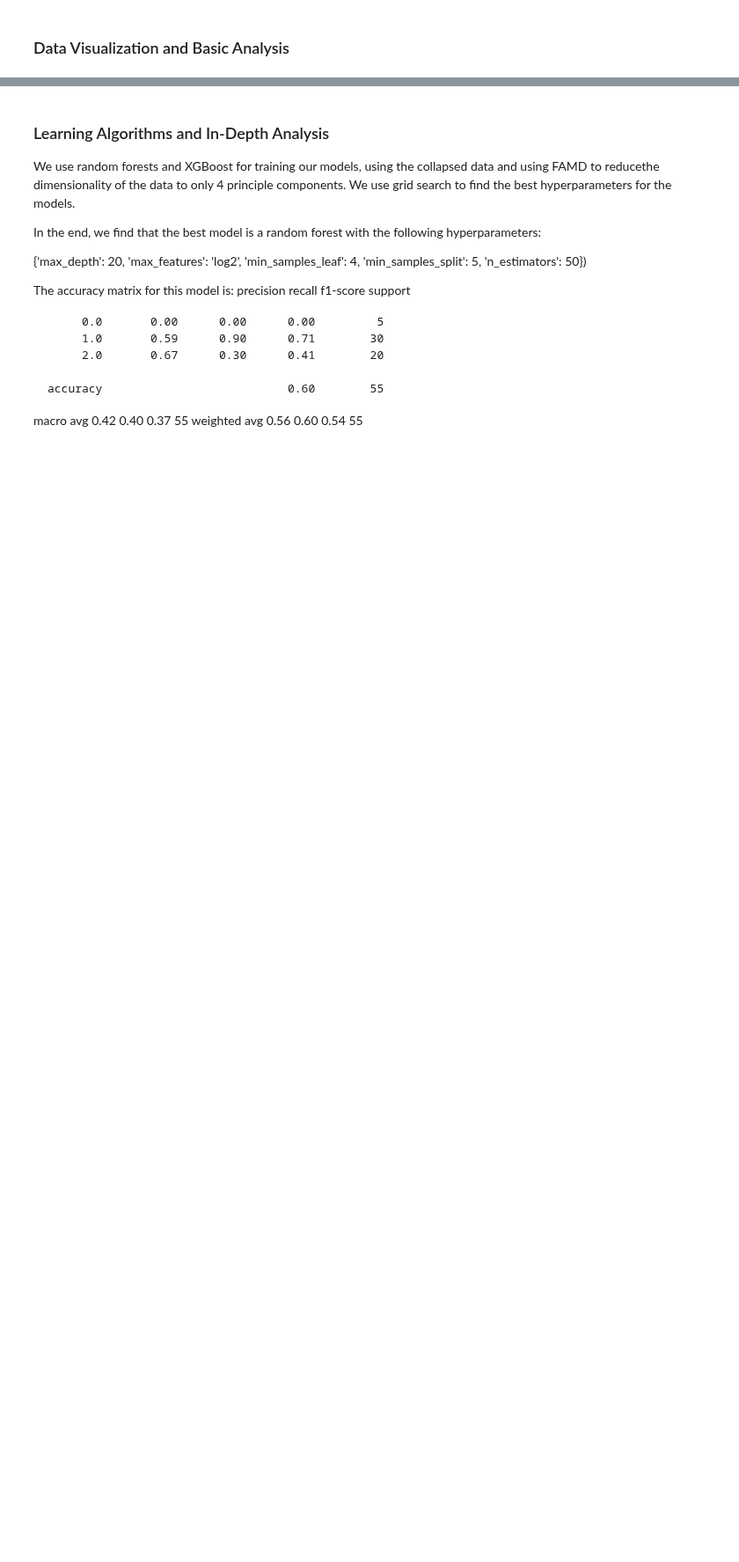
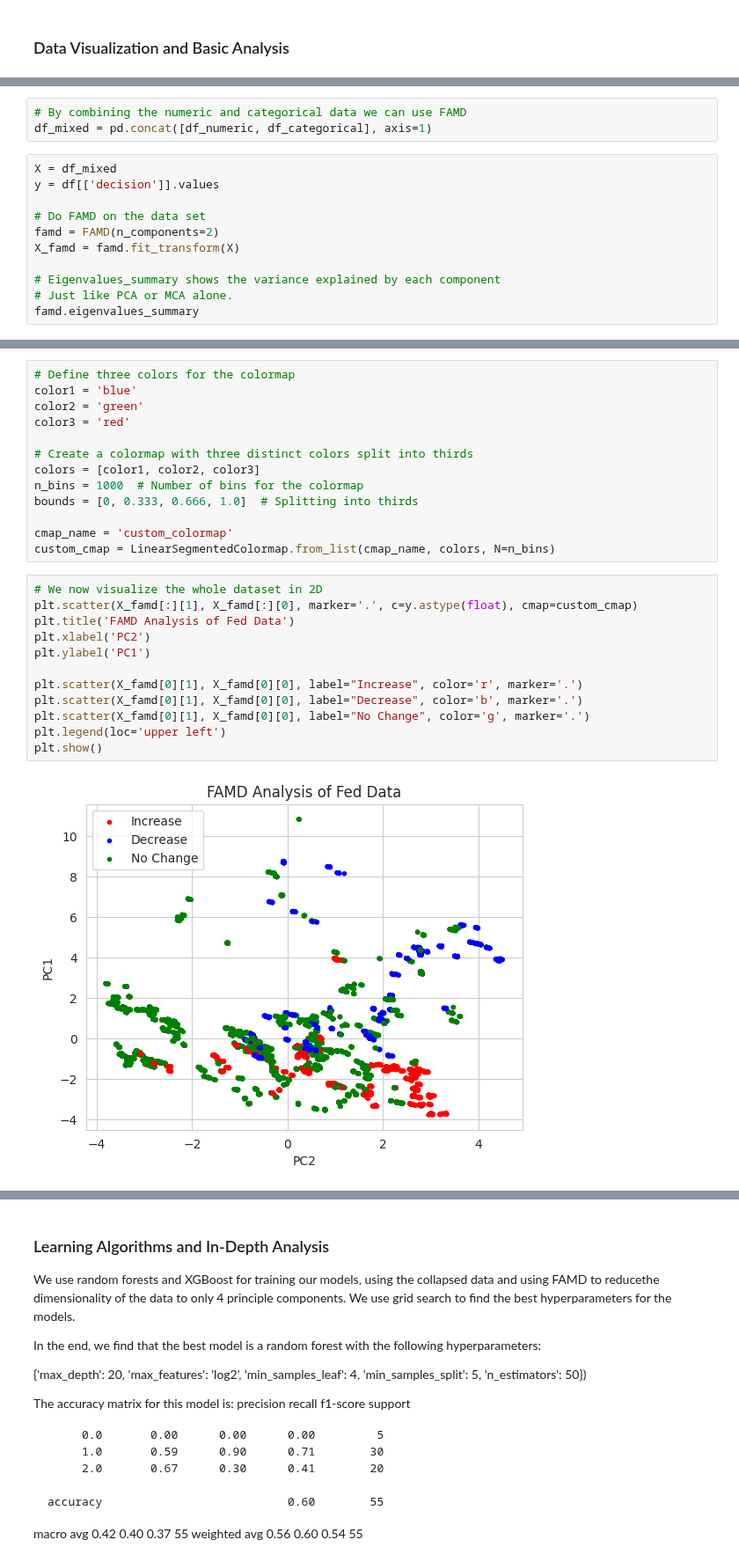
Before and after one commit to elmella/how-interest-ing, a Jupyter notebook: mv3p.ipynb, the cells around one changed output, grey strips where cells are left out. Shown at 88% size. Drawn from its saved outputs; the diff is of its cells as text; blank space fills up the shorter version.

Commit message:
RQ and Our Data

```diff
--- a/mv3p.ipynb
+++ b/mv3p.ipynb
@@ -171,0 +237,14 @@ Shape of collapsed data: (274, 32)
+# %%
+# By combining the numeric and categorical data we can use FAMD
+df_mixed = pd.concat([df_numeric, df_categorical], axis=1)
+# %%
+X = df_mixed
+y = df[['decision']].values
+
+# Do FAMD on the data set
+famd = FAMD(n_components=2)
+X_famd = famd.fit_transform(X)
+
+# Eigenvalues_summary shows the variance explained by each component
+# Just like PCA or MCA alone.
+famd.eigenvalues_summary
@@ -171,0 +256,27 @@ Shape of collapsed data: (274, 32)
+# %%
+# Define three colors for the colormap
+color1 = 'blue'
+color2 = 'green'
+color3 = 'red'
+
+# Create a colormap with three distinct colors split into thirds
+colors = [color1, color2, color3]
+n_bins = 1000  # Number of bins for the colormap
+bounds = [0, 0.333, 0.666, 1.0]  # Splitting into thirds
+
+cmap_name = 'custom_colormap'
+custom_cmap = LinearSegmentedColormap.from_list(cmap_name, colors, N=n_bins)
+# %%
+# We now visualize the whole dataset in 2D
+plt.scatter(X_famd[:][1], X_famd[:][0], marker='.', c=y.astype(float), cmap=custom_cmap)
+plt.title('FAMD Analysis of Fed Data')
+plt.xlabel('PC2')
+plt.ylabel('PC1')
+
+plt.scatter(X_famd[0][1], X_famd[0][0], label="Increase", color='r', marker='.')
+plt.scatter(X_famd[0][1], X_famd[0][0], label="Decrease", color='b', marker='.')
+plt.scatter(X_famd[0][1], X_famd[0][0], label="No Change", color='g', marker='.')
+plt.legend(loc='upper left')
+plt.show()
+# %% [output]
+[figure, added]
```
Also changed, not shown: parts of 20 cells of this notebook, 1 other file.
